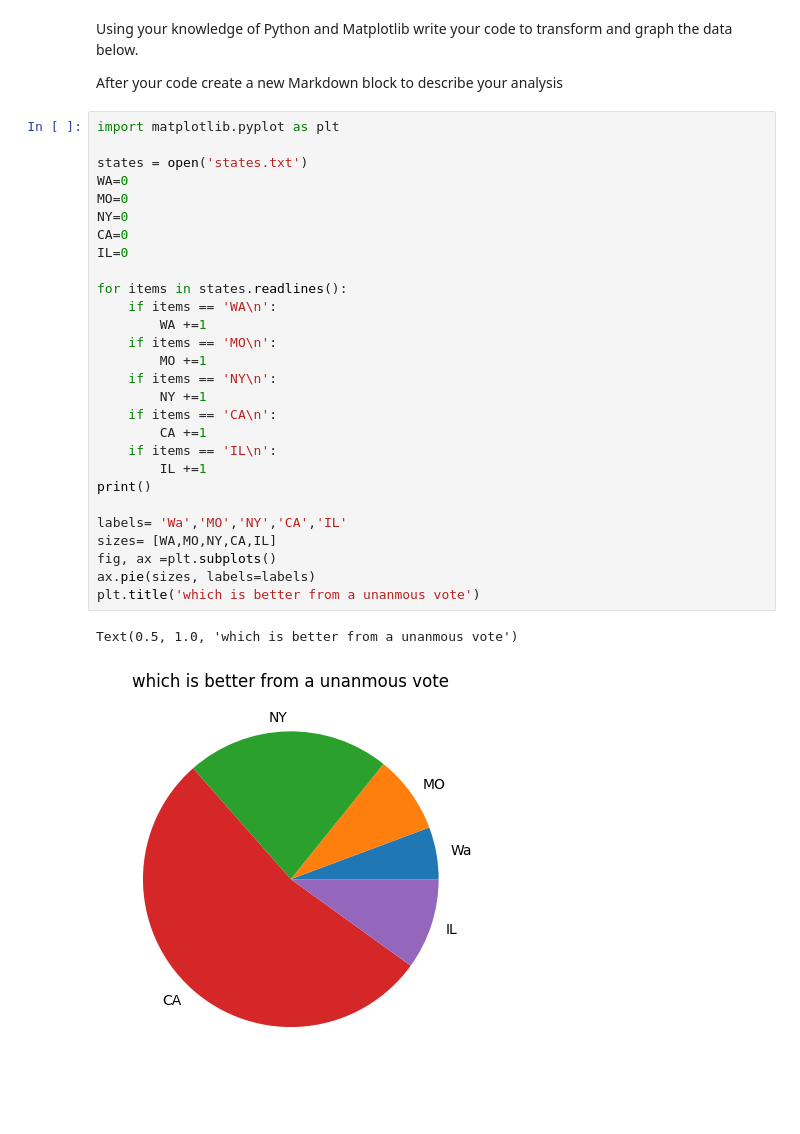
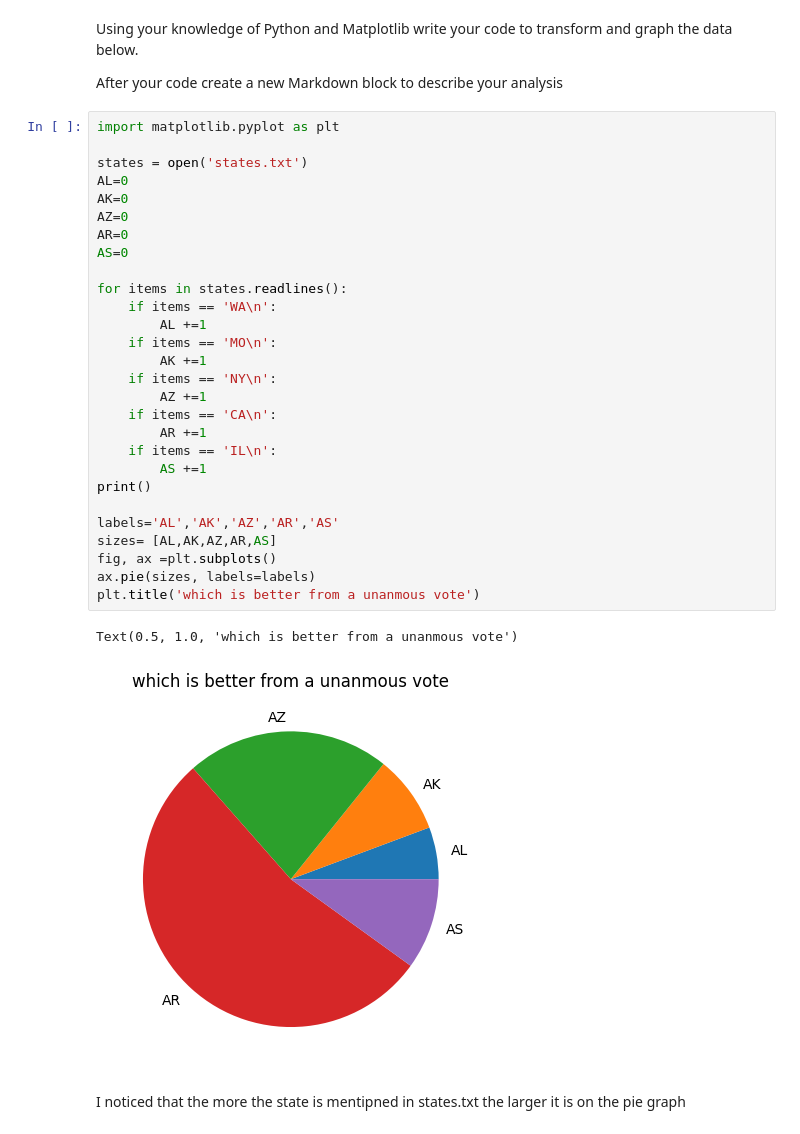
Before and after one commit to SeanJamesJr/Unit2, a Jupyter notebook: file_operations.ipynb, the cells around one changed output. Cells and saved outputs as stored; diff of their text form; blank space fills up the shorter version.

```diff
--- a/file_operations.ipynb
+++ b/file_operations.ipynb
@@ -51,31 +51,33 @@ After your code create a new Markdown block to describe your analysis
 # %%
 import matplotlib.pyplot as plt
 
 states = open('states.txt')
-WA=0
-MO=0
-NY=0
-CA=0
-IL=0
+AL=0
+AK=0
+AZ=0
+AR=0
+AS=0
 
 for items in states.readlines():
     if items == 'WA\n':
-        WA +=1
+        AL +=1
     if items == 'MO\n':
-        MO +=1
+        AK +=1
     if items == 'NY\n':
-        NY +=1
+        AZ +=1
     if items == 'CA\n':
-        CA +=1
+        AR +=1
     if items == 'IL\n':
-        IL +=1
+        AS +=1
 print()
 
-labels= 'Wa','MO','NY','CA','IL'
-sizes= [WA,MO,NY,CA,IL]
+labels='AL','AK','AZ','AR','AS'
+sizes= [AL,AK,AZ,AR,AS]
 fig, ax =plt.subplots()
 ax.pie(sizes, labels=labels)
 plt.title('which is better from a unanmous vote')
 # %% [output]
 Text(0.5, 1.0, 'which is better from a unanmous vote')
-[figure, old version]
+[figure, new version]
+# %% [markdown]
+I noticed that the more the state is mentipned in states.txt the larger it is on the pie graph
```
